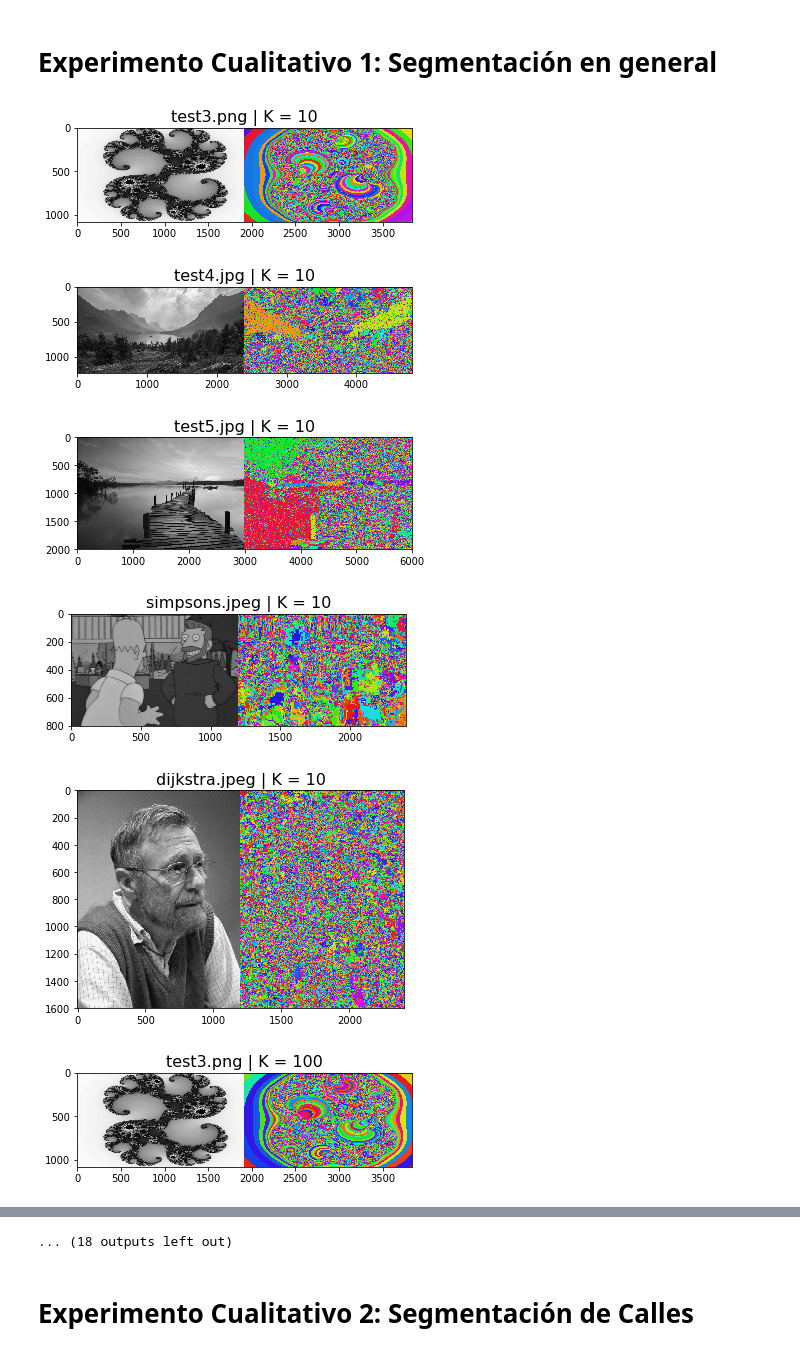
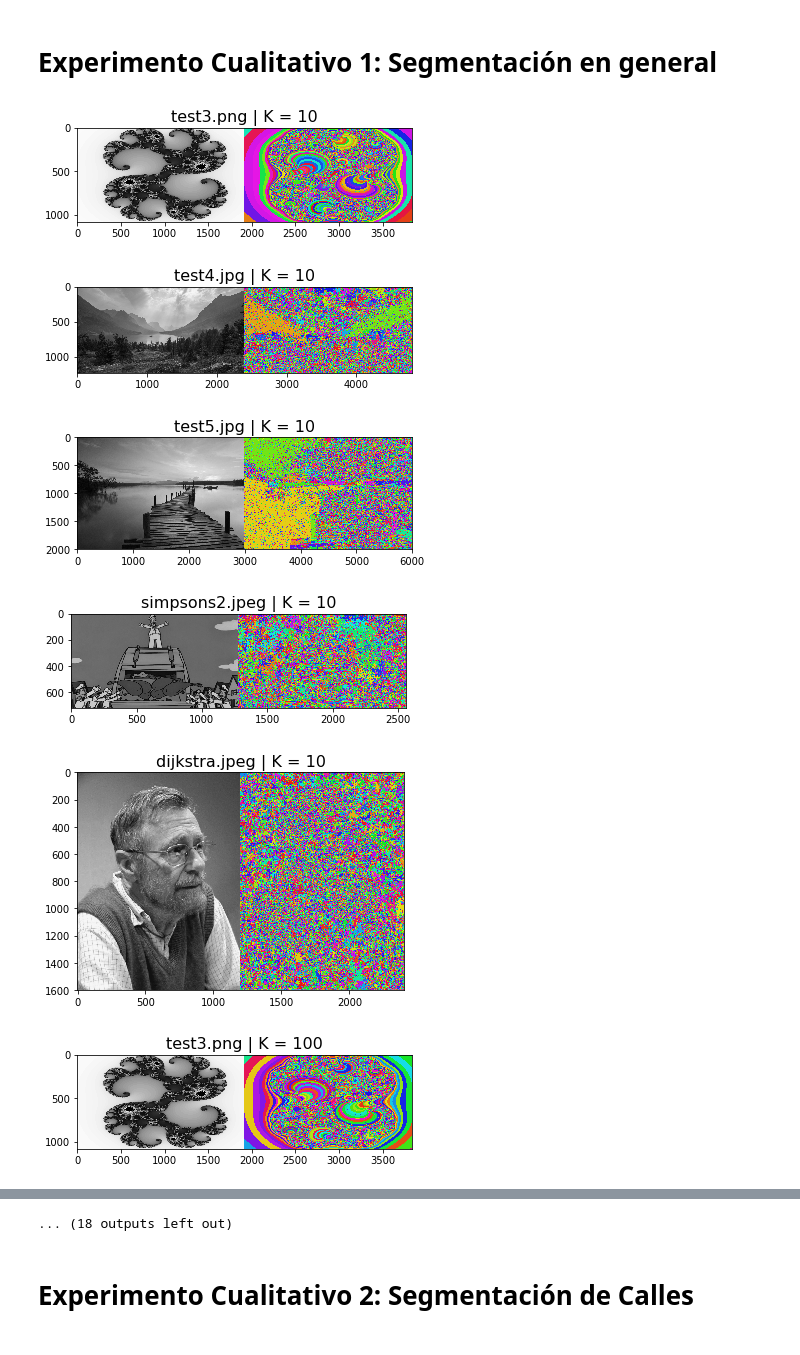
Before and after one commit to chino117/Algo3-TP2, a Jupyter notebook: Experimentacion/ej1/exp3_cualitativo_autos.ipynb, the cells around one changed output, grey strips where cells are left out. Saved outputs shown, nothing was run; the diff lists cells and outputs as text; code cells hidden in the pictures.

```diff
--- a/Experimentacion/ej1/exp3_cualitativo_autos.ipynb
+++ b/Experimentacion/ej1/exp3_cualitativo_autos.ipynb
@@ -75,25 +75,25 @@ def segmentar_imagenes(kRange, images, path):
 # %%
 image_path = "../datos_entrada/ej1/"
 
 images = {
         # TODO: Agregar imagenes variadas
         "test3.png": None,
         "test4.jpg": None,
         "test5.jpg": None,
-        "simpsons.jpeg": None,
+        "simpsons2.jpeg": None,
         "dijkstra.jpeg": None,
 }
 
 kRange = [10**i for i in range(1, 7)]
 
 for path in images:
     images[path] = preparar_img(path, ImageFilter.GaussianBlur(0.8))
 
 segmentar_imagenes(kRange, images, "../graficos_ej1/exp_cualitativos/exp_imagenes_varias/")
 # %% [output]
-[figure, old version]
+[figure, new version]
-[figure, old version]
+[figure, new version]
-[figure, old version]
+[figure, new version]
-[figure, old version]
+[figure, new version]
-[figure, old version]
+[figure, new version]
-[figure, old version]
+[figure, new version]
```
Also changed, not shown: parts of 1 cell of this notebook, 12 other files.
